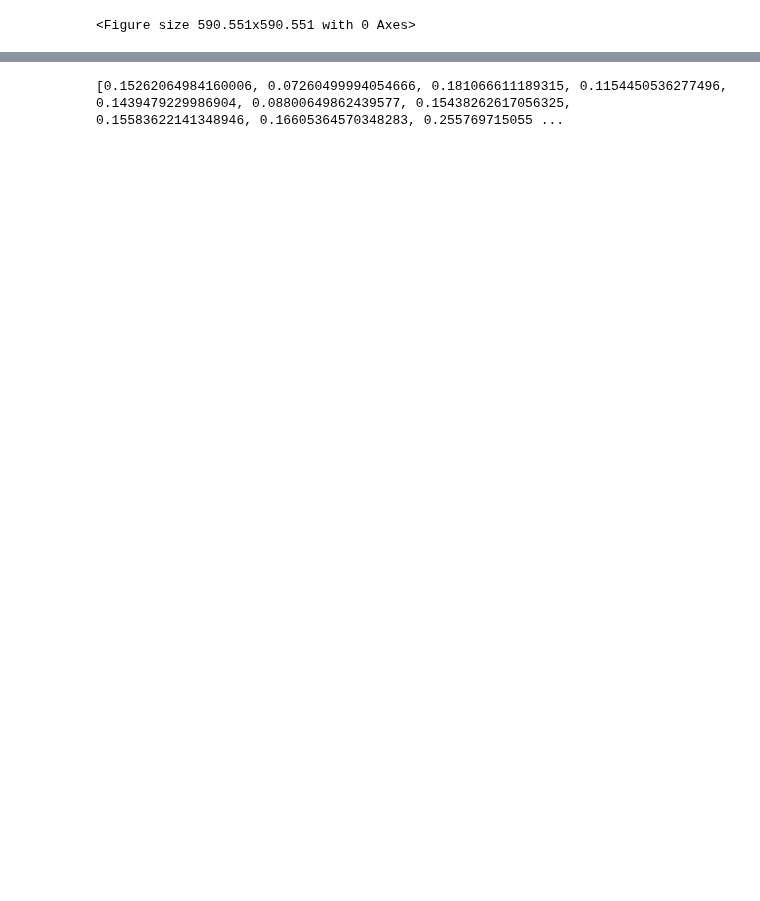
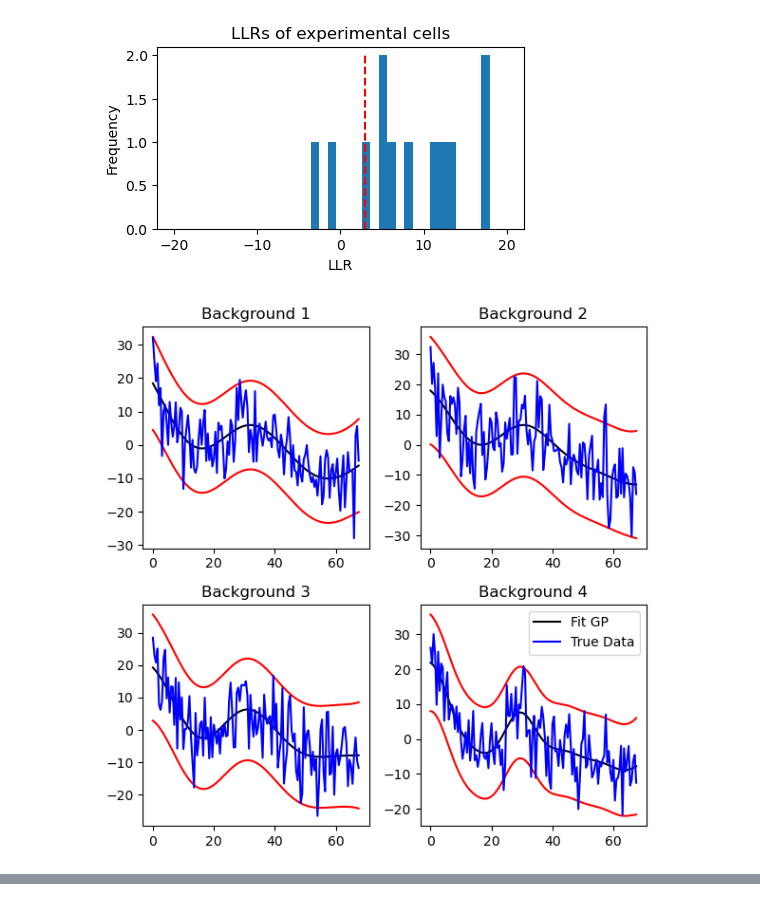
Before and after one commit to TristanSones-Dykes/GPCell, a Jupyter notebook: scripts/tutorial_recreation.ipynb, the cells around one changed output, grey strips where cells are left out. Cells and saved outputs as stored; diff of their text form; code cells hidden in the pictures; blank space fills up the shorter version.

```diff
--- a/scripts/tutorial_recreation.ipynb
+++ b/scripts/tutorial_recreation.ipynb
@@ -16,6 +16,6 @@ from pyrocell.gp.gpflow import OscillatorDetector
 
 osc = OscillatorDetector(path, "Time (h)", "Background", "Cell")
 
-params = {"verbose": False, "plots": ["background", "detrend"]}
+params = {"verbose": True, "plots": ["background", "detrend", "BIC"]}
 osc.run(**params)
 # %% [output]
@@ -45 +40,2 @@ osc.run(**params)
-<Figure size 590.551x590.551 with 0 Axes>
+[figure, added]
+[figure, added]
@@ -46,4 +42,0 @@ osc.run(**params)
-# %%
-print(osc.noise_list)
-# %% [output]
-[0.15262064984160006, 0.07260499994054666, 0.181066611189315, 0.1154450536277496, 0.1439479229986904, 0.08800649862439577, 0.15438262617056325, 0.15583622141348946, 0.16605364570348283, 0.255769715055 ...
```
Also changed, not shown: parts of 5 cells of this notebook, 8 other files.
